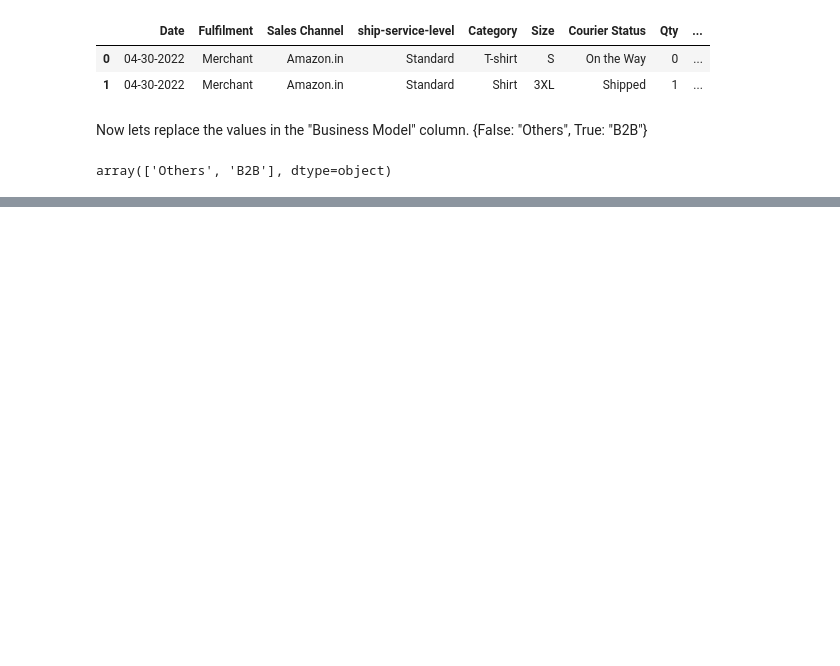
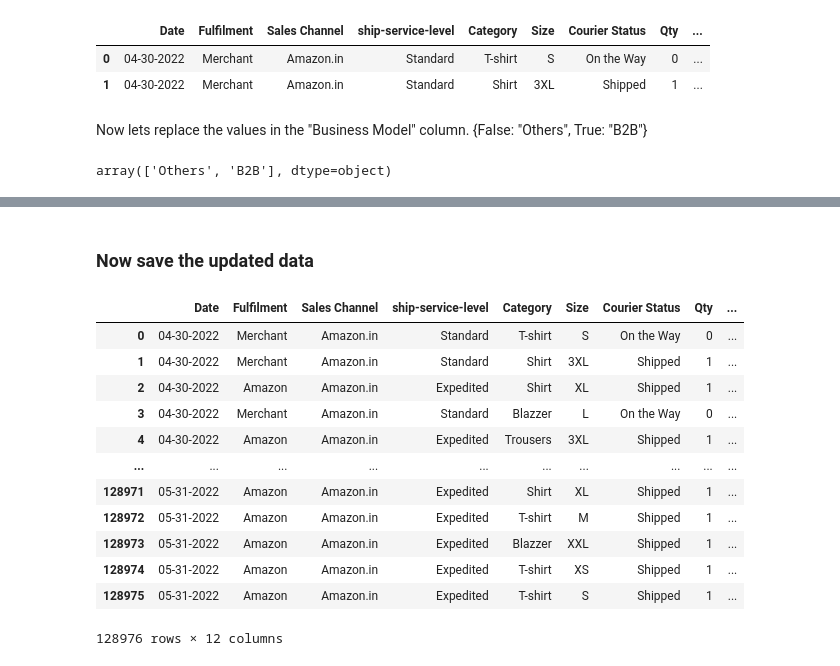
Before and after one commit to yuvaneshkm/amazon-sales-analysis, a Jupyter notebook: experiments/data_cleaning.ipynb, the cells around one changed output, grey strips where cells are left out. Drawn from its saved outputs; the diff is of its cells as text; code cells hidden in the pictures; blank space fills up the shorter version.

Commit message:
data-cleaned

```diff
--- a/experiments/data_cleaning.ipynb
+++ b/experiments/data_cleaning.ipynb
@@ -460,0 +486,3 @@ array(['Maharashtra', 'Karnataka', 'Puducherry', 'Tamil Nadu',
+# %%
+x = pd.merge(data,pin_df, on="ship-postal-code", how="left")
+x.head()
@@ -460,0 +517,9 @@ array(['Maharashtra', 'Karnataka', 'Puducherry', 'Tamil Nadu',
+# %%
+city = []
+for i in x["City"]:
+    if type(i)==str:
+        city.append(i)
+    else:
+        city.append("UNKNOWN")
+
+x["City"] = city
@@ -460,0 +543,9 @@ array(['Maharashtra', 'Karnataka', 'Puducherry', 'Tamil Nadu',
+# %%
+state = []
+for i in x["State"]:
+    if type(i)==str:
+        state.append(i)
+    else:
+        state.append("UNKNOWN")
+
+x["State"] = state
@@ -460,0 +569,4 @@ array(['Maharashtra', 'Karnataka', 'Puducherry', 'Tamil Nadu',
+# %%
+x.drop("ship-postal-code", axis=1, inplace=True)
+# %% [markdown]
+### Now save the updated data
@@ -460,0 +575,16 @@ array(['Maharashtra', 'Karnataka', 'Puducherry', 'Tamil Nadu',
+# %%
+x
+# %% [output]
+|  | Date | Fulfilment | Sales Channel | ship-service-level | Category | Size | Courier Status | Qty | ... |
+| 0 | 04-30-2022 | Merchant | Amazon.in | Standard | T-shirt | S | On the Way | 0 | ... |
+| 1 | 04-30-2022 | Merchant | Amazon.in | Standard | Shirt | 3XL | Shipped | 1 | ... |
+| 2 | 04-30-2022 | Amazon | Amazon.in | Expedited | Shirt | XL | Shipped | 1 | ... |
+| 3 | 04-30-2022 | Merchant | Amazon.in | Standard | Blazzer | L | On the Way | 0 | ... |
+| 4 | 04-30-2022 | Amazon | Amazon.in | Expedited | Trousers | 3XL | Shipped | 1 | ... |
+| ... | ... | ... | ... | ... | ... | ... | ... | ... | ... |
+| 128971 | 05-31-2022 | Amazon | Amazon.in | Expedited | Shirt | XL | Shipped | 1 | ... |
+| 128972 | 05-31-2022 | Amazon | Amazon.in | Expedited | T-shirt | M | Shipped | 1 | ... |
+| 128973 | 05-31-2022 | Amazon | Amazon.in | Expedited | Blazzer | XXL | Shipped | 1 | ... |
+| 128974 | 05-31-2022 | Amazon | Amazon.in | Expedited | T-shirt | XS | Shipped | 1 | ... |
+| 128975 | 05-31-2022 | Amazon | Amazon.in | Expedited | T-shirt | S | Shipped | 1 | ... |
+128976 rows × 12 columns
```
Also changed, not shown: parts of 32 cells of this notebook, 3 other files.
